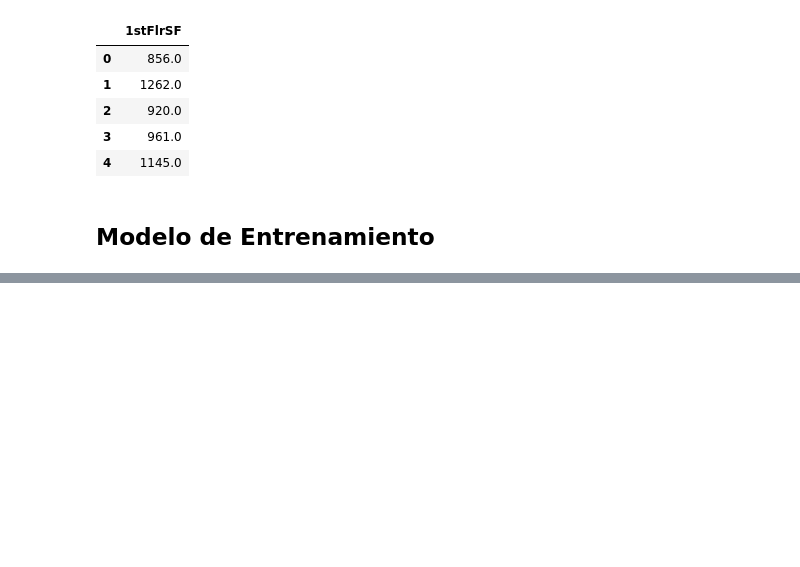
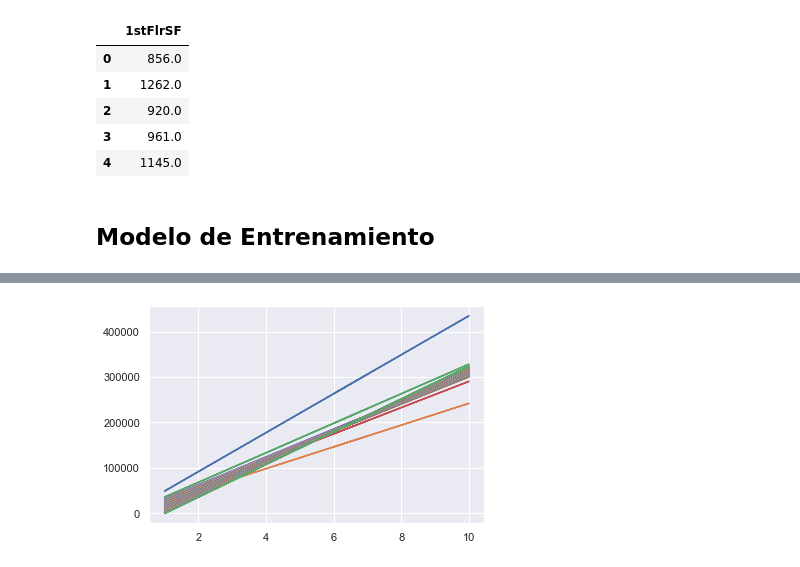
Before and after one commit to hdtahay99/project-final-python-data-science, a Jupyter notebook: dev-project.ipynb, the cells around one changed output, grey strips where cells are left out. Drawn from its saved outputs; the diff is of its cells as text; code cells hidden in the pictures; blank space fills up the shorter version.

```diff
--- a/dev-project.ipynb
+++ b/dev-project.ipynb
@@ -229,0 +245,4 @@ git push
+# %%
+modelo.draw_models_in_time(3)
+# %% [output]
+[figure, added]
```
Also changed, not shown: parts of 6 cells of this notebook.
